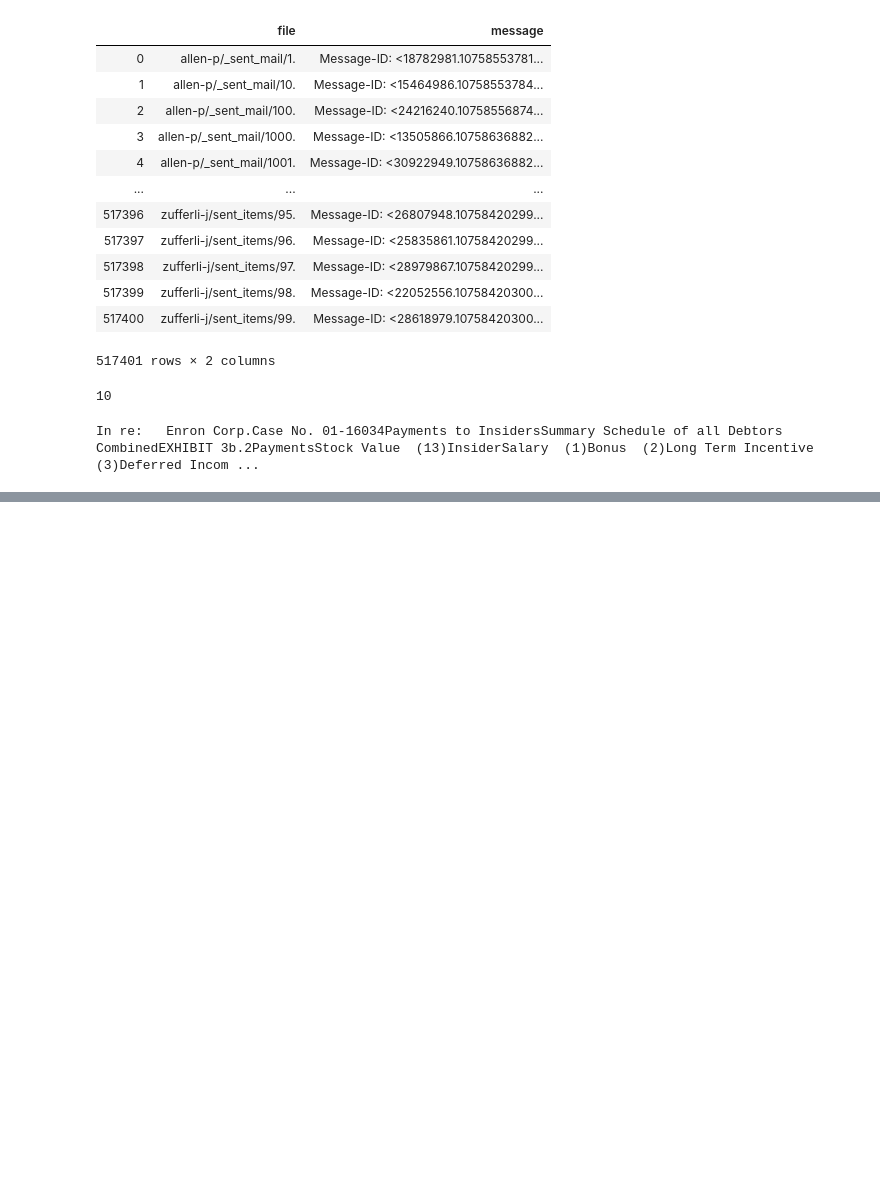
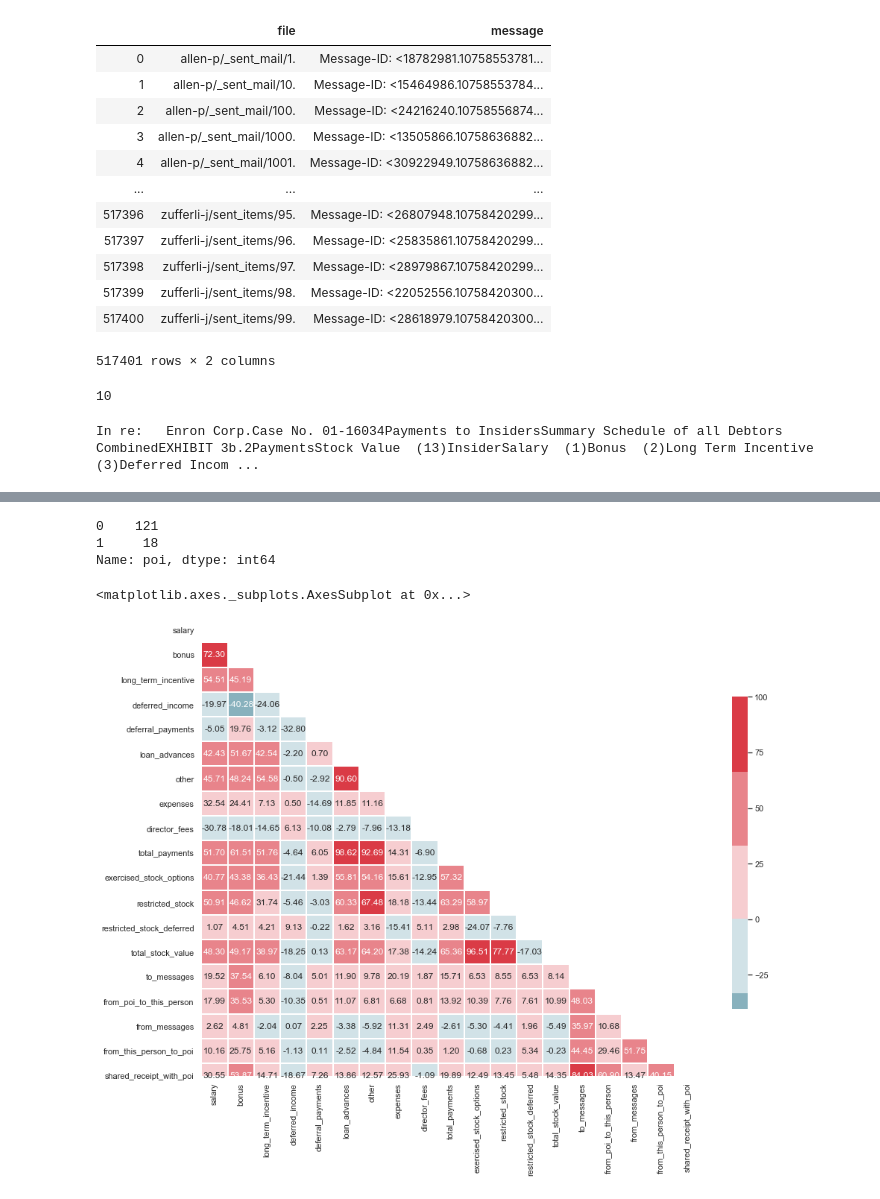
Before and after one commit to Sultan21Offline/Enron-analysis-using-Decision-Tree, a Jupyter notebook: Enron analysis using Decision Tree.ipynb, the cells around one changed output, grey strips where cells are left out. Drawn from its saved outputs; the diff is of its cells as text; code cells hidden in the pictures; blank space fills up the shorter version.

```diff
--- a/Enron analysis using Decision Tree.ipynb
+++ b/Enron analysis using Decision Tree.ipynb
@@ -42,0 +122,12 @@ In re:   Enron Corp.Case No. 01-16034Payments to InsidersSummary Schedule of all
+# %%
+df = payments.join(stocks)
+df = df.join(email_data)
+df = df.astype(float)
+# %%
+first_quartile = df.quantile(q=0.25)
+third_quartile = df.quantile(q=0.75)
+IQR = third_quartile - first_quartile
+outliers = df[(df > (third_quartile + 1.5 * IQR)) | (df < (first_quartile - 1.5 * IQR))].count(axis=1)
+outliers.sort_values(axis=0, ascending=False, inplace=True)
+outliers = outliers.head(10)
+outliers
@@ -42,0 +146,40 @@ In re:   Enron Corp.Case No. 01-16034Payments to InsidersSummary Schedule of all
+# %%
+target_for_outliers = target.loc[outliers.index]
+outliers = pd.concat([outliers, target_for_outliers], axis=1)
+non_poi_outliers = outliers[np.logical_not(outliers.poi)]
+df.drop(non_poi_outliers.index, inplace=True)
+# %%
+from sklearn.preprocessing import scale
+df[df.columns] = scale(df)
+# %%
+target.drop(non_poi_outliers.index, inplace=True)
+target = target.map({True: 1, False: 0})
+target.value_counts()
+# %% [output]
+0    121
+1     18
+Name: poi, dtype: int64
+# %%
+import matplotlib.pyplot as plt
+import seaborn as sns
+%matplotlib inline
+sns.set(style="whitegrid")
+
+corr = df.corr() * 100
+
+# Select upper triangle of correlation matrix
+mask = np.zeros_like(corr, dtype=np.bool)
+mask[np.triu_indices_from(mask)] = True
+
+# Set up the matplotlib figure
+f, ax = plt.subplots(figsize=(15, 11))
+
+# Generate a custom diverging colormap
+cmap = sns.diverging_palette(220, 10)
+
+# Draw the heatmap with the mask and correct aspect ratio
+sns.heatmap(corr, mask=mask, cmap=cmap, center=0,
+            linewidths=1, cbar_kws={"shrink": .7}, annot=True, fmt=".2f")
+# %% [output]
+<matplotlib.axes._subplots.AxesSubplot at 0x...>
+[figure, added]
```
Also changed, not shown: parts of 17 cells of this notebook.
